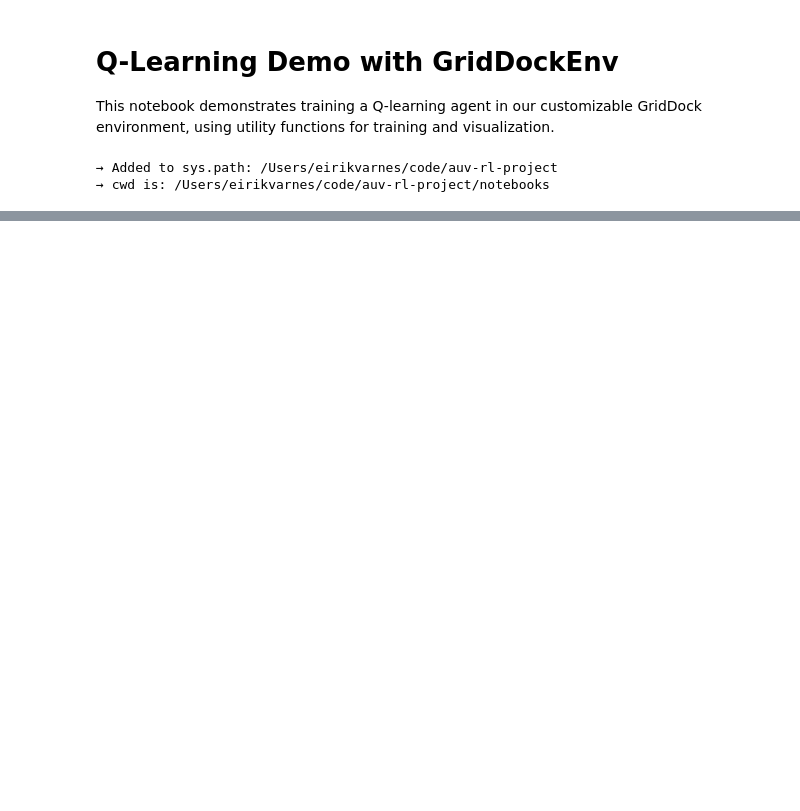
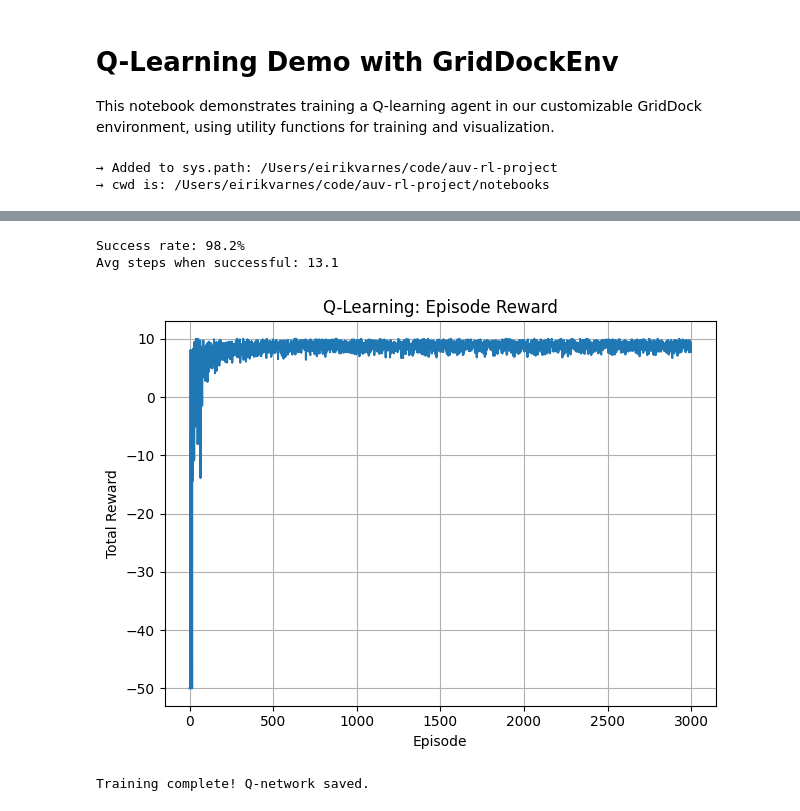
Before and after one commit to eirivarn/auv-rl-project, a Jupyter notebook: notebooks/grid_notebook.ipynb, the cells around one changed output, grey strips where cells are left out. Drawn from its saved outputs; the diff is of its cells as text; code cells hidden in the pictures; blank space fills up the shorter version.

```diff
--- a/notebooks/grid_notebook.ipynb
+++ b/notebooks/grid_notebook.ipynb
@@ -69,2 +70,39 @@ animate_agent_matplotlib(env, agent, max_steps=1000, delay=0.1, figsize=(6,6))
 [figure]
 [interactive output not drawn]
+# %%
+from utils.grid_utils import evaluate_agent
+
+
+success_rate, avg_steps = evaluate_agent(env, agent,
+                                         episodes=20000,
+                                         max_steps=200)
+print(f"Success rate: {success_rate*100:.1f}%")
+print(f"Avg steps when successful: {avg_steps:.1f}")
+# %% [output]
+Success rate: 98.2%
+Avg steps when successful: 13.1
+# %%
+# ─── Training Cell ─────────────────────────────────
+from utils.grid_utils import train_dqn, plot_rewards
+from agents.dqn_agent   import DQNAgent
+from environments.grid_env import GridDockEnv
+
+env   = GridDockEnv(grid_size=(20,20), spawn_mode='random')
+agent = DQNAgent(env,
+                 hidden_dims=[128,128],
+                 lr=1e-3,
+                 gamma=0.95,
+                 epsilon_decay=0.995,
+                 batch_size=64,
+                 buffer_size=5000,
+                 target_update=20)
+
+rewards = train_dqn(env, agent, episodes=3000, max_steps=500)
+plot_rewards(rewards)
+
+# Save your network weights
+agent.save("../models/dqn_griddock.pth")
+print("Training complete! Q‐network saved.")
+# %% [output]
+[figure, added]
+Training complete! Q‐network saved.
```
Also changed, not shown: parts of 4 cells of this notebook, 4 other files.
